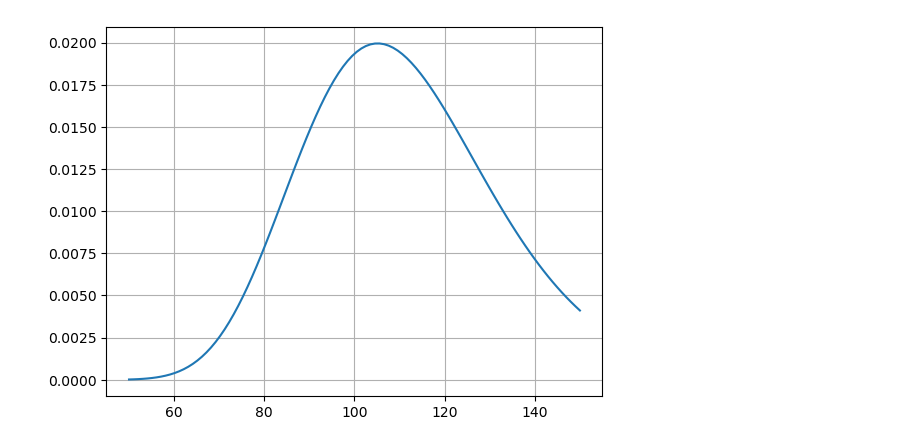
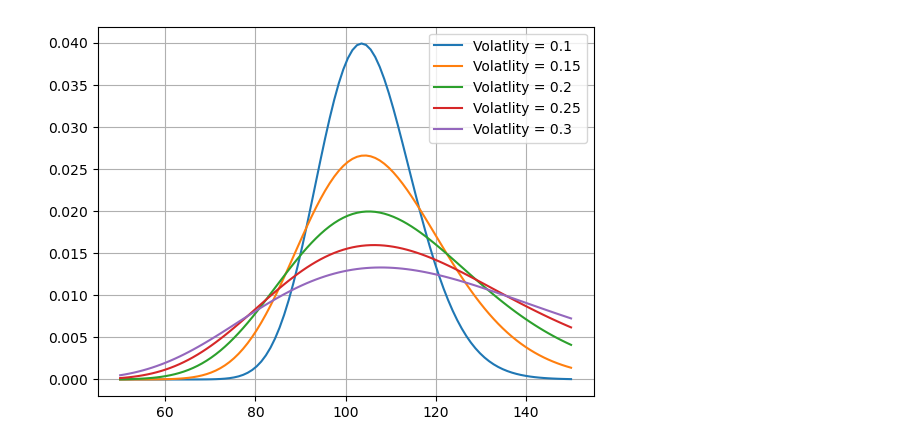
Before and after one commit to Luciocta/projetperso, a Jupyter notebook: gammaplot.ipynb, the cells around one changed output. Saved outputs shown, nothing was run; the diff lists cells and outputs as text; code cells hidden in the pictures.

```diff
--- a/gammaplot.ipynb
+++ b/gammaplot.ipynb
@@ -5,15 +5,21 @@ import numpy as np
 # %%
 S0 = 100
 T = 1
 r = 0.03
 vol = 0.2
 
-gammastrike = lambda strike: fl.gamma(S0, strike, T, r, vol)
+gammastrike = lambda strike, vol: fl.gamma(S0, strike, T, r, vol)
 
 strike_range = np.linspace(50,150,100)
-L_gamma = [gammastrike(strike) for strike in strike_range]
-plt.plot(strike_range, L_gamma)
+L_gamma = np.zeros((5,100))
+volatility_range = [0.1, 0.15, 0.2, 0.25, 0.3]
+
+for i, vol in enumerate(volatility_range):
+    L_gamma[i] = [gammastrike(strike, vol) for strike in strike_range]
+    plt.plot(strike_range, L_gamma[i], label = f'Volatlity = {vol}')
+
+plt.legend()
 plt.grid()
 plt.show()
 # %% [output]
-[figure, old version]
+[figure, new version]
```
Also changed, not shown: 1 other file.
